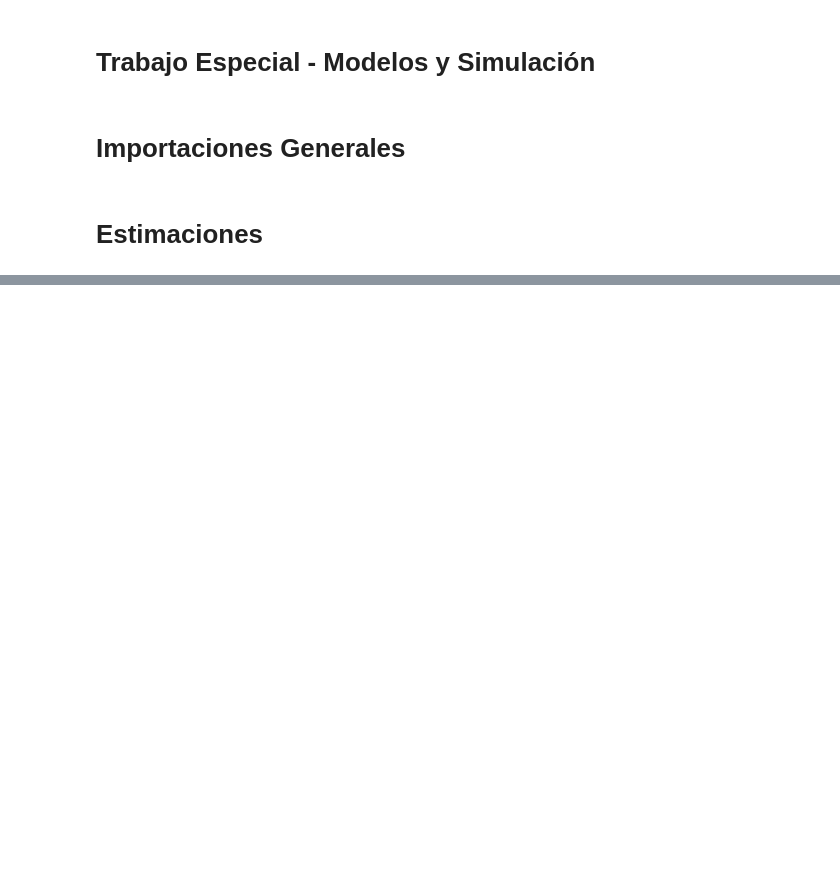
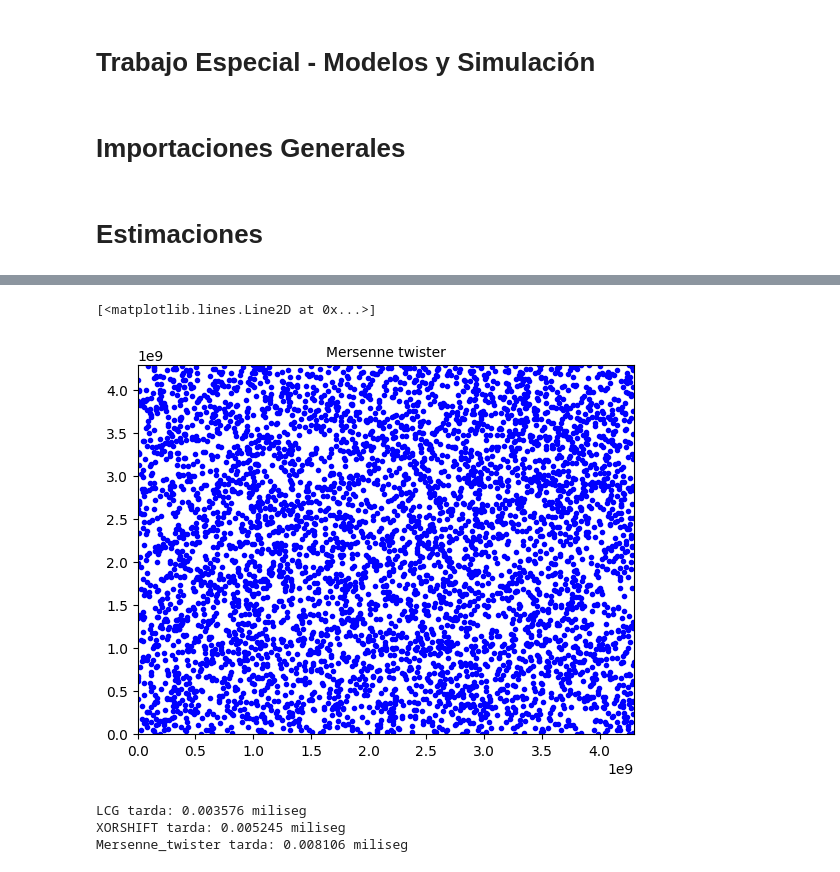
Before and after one commit to nieto-lucas/Trabajo-especial-mys, a Jupyter notebook: trabajo-especial.ipynb, the cells around one changed output, grey strips where cells are left out. Drawn from its saved outputs; the diff is of its cells as text; code cells hidden in the pictures; blank space fills up the shorter version.

```diff
--- a/trabajo-especial.ipynb
+++ b/trabajo-especial.ipynb
@@ -78,0 +87,22 @@ plt.plot(secuencia[0:N], secuencia[1:N+1],'b.')
+# %%
+secuencia = []
+N = 5000
+for _ in range(N+1):
+    val = mersenne_twister.next()
+    secuencia.append(val)
+
+plt.figure(1)
+plt.title('Mersenne twister', fontsize=10)
+plt.axis([0,2**32,0,2**32])
+plt.plot(secuencia[0:N], secuencia[1:N+1],'b.')
+# %% [output]
+[<matplotlib.lines.Line2D at 0x...>]
+[figure, added]
+# %%
+print(f"LCG tarda: {lcg.time_next():.6f} miliseg")
+print(f"XORSHIFT tarda: {xorshift.time_next():.6f} miliseg")
+print(f"Mersenne_twister tarda: {mersenne_twister.time_next():.6f} miliseg")
+# %% [output]
+LCG tarda: 0.003576 miliseg
+XORSHIFT tarda: 0.005245 miliseg
+Mersenne_twister tarda: 0.008106 miliseg
```
Also changed, not shown: parts of 3 cells of this notebook, 3 other files.
